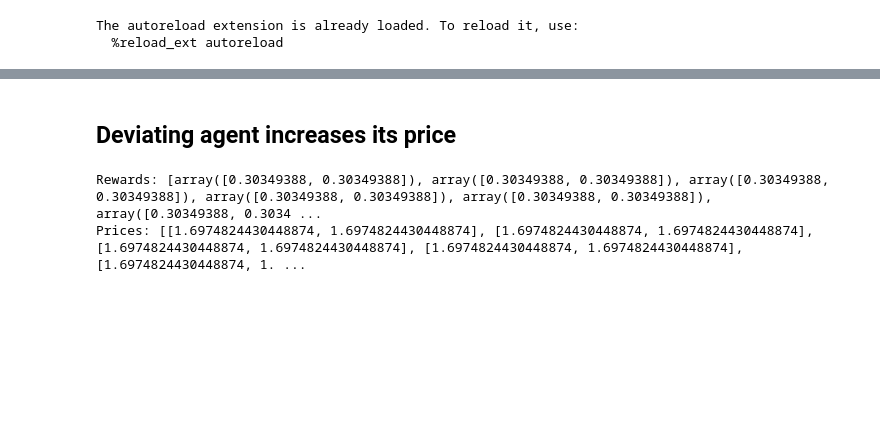
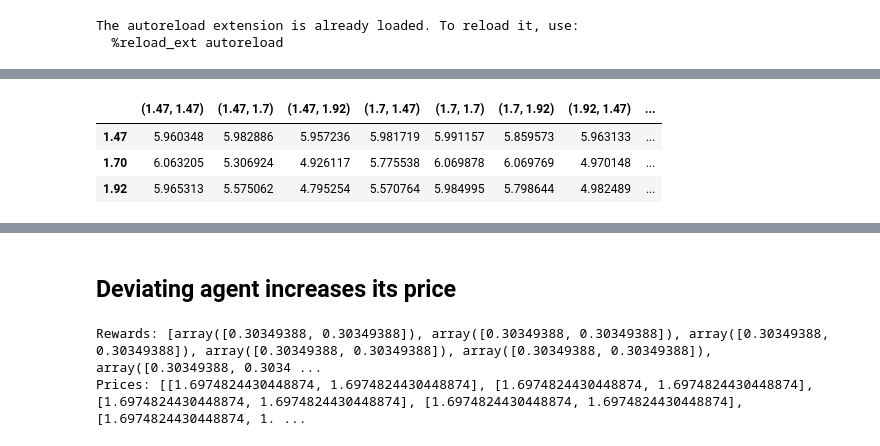
Before and after one commit to Suzie14/RLandPricing, a Jupyter notebook: notebooks/punishement_more_simple_case.ipynb, the cells around one changed output, grey strips where cells are left out. Drawn from its saved outputs; the diff is of its cells as text; code cells hidden in the pictures; blank space fills up the shorter version.

```diff
--- a/notebooks/punishement_more_simple_case.ipynb
+++ b/notebooks/punishement_more_simple_case.ipynb
@@ -265,0 +311,7 @@ Prices: [[1.6974824430448874, 1.6974824430448874], [1.6974824430448874, 1.697482
+# %%
+df
+# %% [output]
+|  | (1.47, 1.47) | (1.47, 1.7) | (1.47, 1.92) | (1.7, 1.47) | (1.7, 1.7) | (1.7, 1.92) | (1.92, 1.47) | ... |
+| 1.47 | 5.960348 | 5.982886 | 5.957236 | 5.981719 | 5.991157 | 5.859573 | 5.963133 | ... |
+| 1.70 | 6.063205 | 5.306924 | 4.926117 | 5.775538 | 6.069878 | 6.069769 | 4.970148 | ... |
+| 1.92 | 5.965313 | 5.575062 | 4.795254 | 5.570764 | 5.984995 | 5.798644 | 4.982489 | ... |
```
Also changed, not shown: parts of 6 cells of this notebook, 2 other files.
